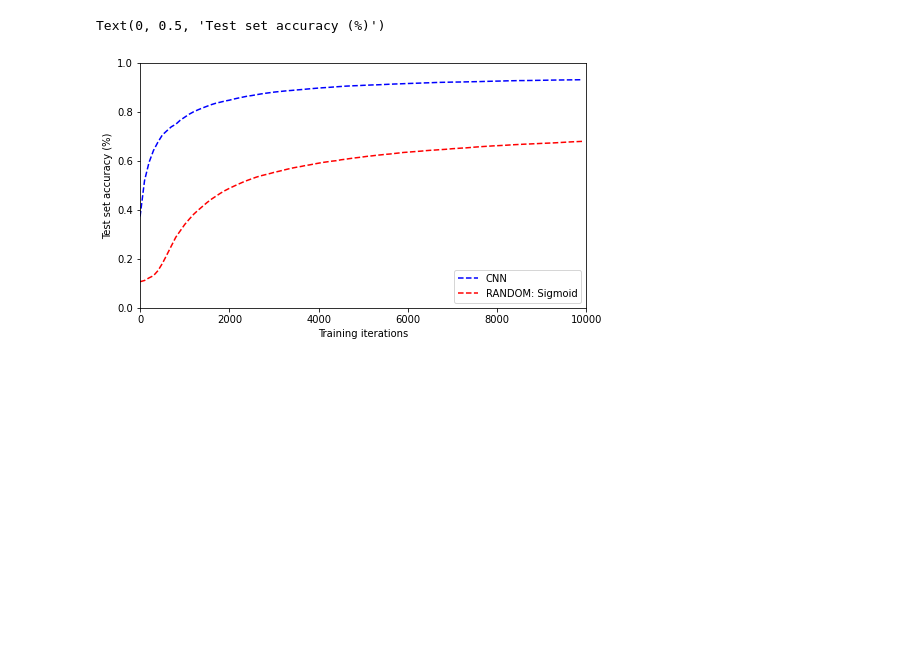
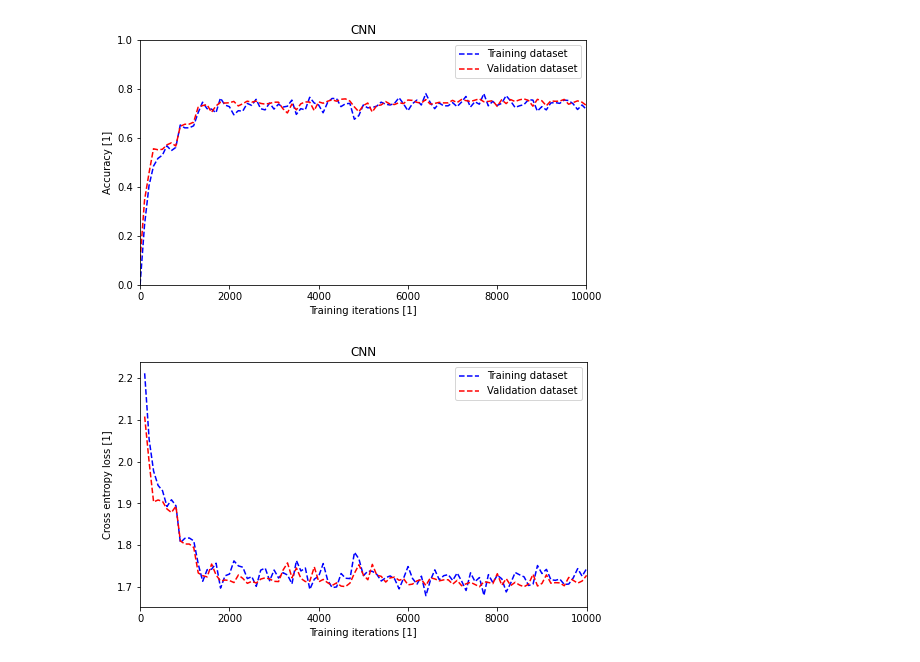
Before and after one commit to yunseo-kim/Qlassifier, a Jupyter notebook: jade_cnn_test.ipynb, the cells around one changed output. Drawn from its saved outputs; the diff is of its cells as text; code cells hidden in the pictures; blank space fills up the shorter version.

```diff
--- a/jade_cnn_test.ipynb
+++ b/jade_cnn_test.ipynb
@@ -287,13 +236,36 @@ epoch: 1/1 | step: 10000/10000 | trn loss: 1.7043 | val loss: 1.7144 | trn acc:
+# %%
+cnn_data = pd.read_pickle('drive/MyDrive/qlassifier_data_unit_cnn.pkl')
+nlcnn_tanh_data = pd.read_pickle('drive/MyDrive/qlassifier_data_unit_nlcnn_tanh.pkl')
+nlcnn_sigmoid_data = pd.read_pickle('drive/MyDrive/qlassifier_data_unit_nlcnn_sigmoid.pkl')
+nlcnn_mish_data = pd.read_pickle('drive/MyDrive/qlassifier_data_unit_nlcnn_mish.pkl')
 # %%
-plt.figure(figsize=(8,4.5))
-plt.plot(acc_list, label="CNN", color='blue', linestyle='--')
-plt.plot(acc_list_r, label="RANDOM: Sigmoid", color='red', linestyle='--')
+# datafile = cnn_data
+# datafile = nlcnn_tanh_data
+# datafile = nlcnn_sigmoid_data
+datafile = nlcnn_mish_data
+
+plt.figure(1, figsize=(8,4.5))
+plt.plot(datafile['trn_acc'], label="Training dataset", color='blue', linestyle='--')
+plt.plot(datafile['val_acc'], label="Validation dataset", color='red', linestyle='--')
+plt.title('CNN')
 plt.legend()
 plt.xlim(0, 100)
 plt.xticks([0, 20, 40, 60, 80, 100],[0, 2000, 4000, 6000, 8000, 10000])
 plt.ylim(0, 1)
-plt.xlabel("Training iterations")
-plt.ylabel("Test set accuracy (%)")
+plt.xlabel("Training iterations [1]")
+plt.ylabel("Accuracy [1]")
+
+plt.figure(2, figsize=(8,4.5))
+plt.plot(datafile['trn_loss'][1:], label="Training dataset", color='blue', linestyle='--')
+plt.plot(datafile['val_loss'][1:], label="Validation dataset", color='red', linestyle='--')
+plt.title('CNN')
+plt.legend()
+plt.xlim(0, 100)
+plt.xticks([0, 20, 40, 60, 80, 100],[0, 2000, 4000, 6000, 8000, 10000])
+# plt.ylim(0, 1)
+plt.xlabel("Training iterations [1]")
+plt.ylabel("Cross entropy loss [1]")
+plt.show()
 # %% [output]
-Text(0, 0.5, 'Test set accuracy (%)')
-[figure, old version]
+[figure, new version]
+[figure, added]
```
Also changed, not shown: parts of 14 cells of this notebook.
